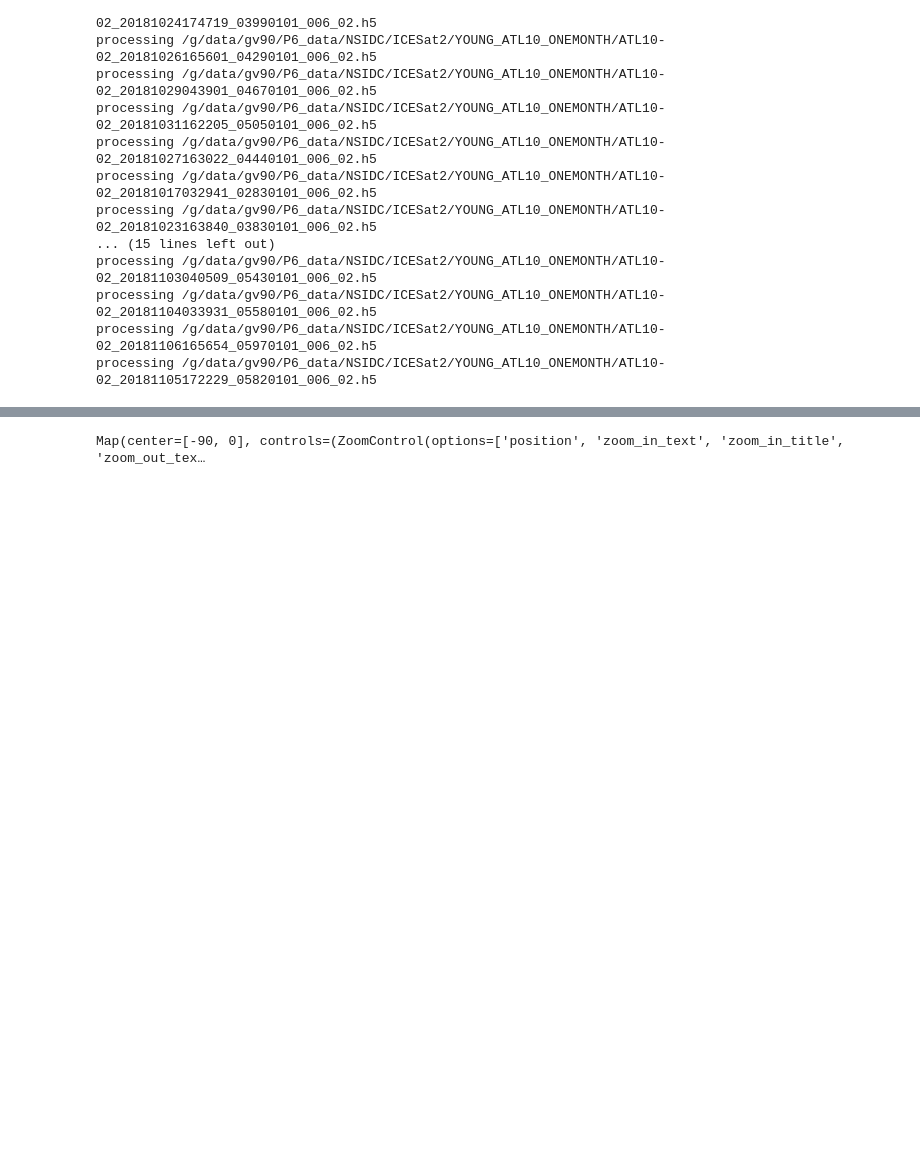
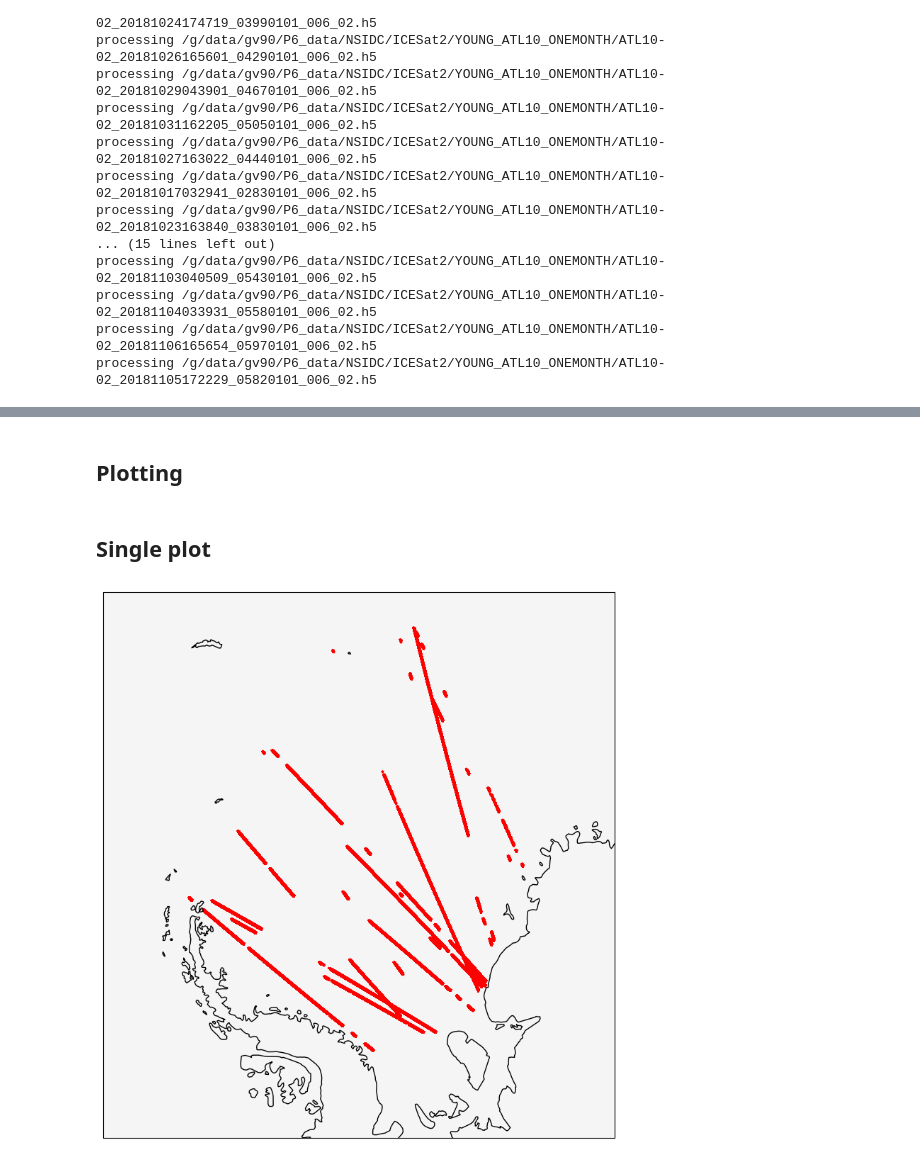
Before and after one commit to ICESAT-2HackWeek/floes, a Jupyter notebook: contributors/smtc/plot_track_data_.ipynb, the cells around one changed output, grey strips where cells are left out. Saved outputs shown, nothing was run; the diff lists cells and outputs as text; code cells hidden in the pictures; blank space fills up the shorter version.

Commit message:
add python plotting capability to tracking data

```diff
--- a/contributors/smtc/plot_track_data_.ipynb
+++ b/contributors/smtc/plot_track_data_.ipynb
@@ -277,9 +163,2 @@ graticule = WMSLayer(
-# %%
-# Create map layer
-spsLayout=Layout(width='800px', height='800px')
-m = Map(basemap=basemaps.NASAGIBS.BlueMarble3031, center=(-90, 0), zoom=1, crs=projections.EPSG3031, layout=spsLayout)
-m.add_layer(geo_data)
-m.add_layer(graticule)
-m
-# %% [output]
-Map(center=[-90, 0], controls=(ZoomControl(options=['position', 'zoom_in_text', 'zoom_in_title', 'zoom_out_tex…
+# %% [markdown]
+## Plotting
@@ -285,0 +182,24 @@ Map(center=[-90, 0], controls=(ZoomControl(options=['position', 'zoom_in_text',
+# %% [markdown]
+## Single plot
+# %%
+fig = plt.figure(figsize=(10,10))
+
+
+ax=fig.add_subplot(projection=ccrs.SouthPolarStereo(true_scale_latitude=-70))
+ax.set_facecolor('whitesmoke')
+
+ax.set_xlim([-3000000,0])
+ax.set_ylim([300000,3500000])
+
+fb[0][fb[0]['beam']=='gt2r'].to_crs("EPSG:3031").plot(marker='*', color='red', markersize=3, ax=ax)
+
+# gl = ax.gridlines(
+#     draw_labels=True, linewidth=1, color='gray', alpha=0.5, linestyle='--',
+#     xlocs=[-150,-120,-90,-60,-30,0,30,60,90,120,150,180], ylocs=[-50,-60,-70,-80]
+# )
+
+ax.coastlines()
+# plt.savefig(f'/g/data/gv90/P6_data/report_card/report_card_{year}{month}.png',bbox_inches='tight')
+plt.show()
+# %% [output]
+[figure, added]
```
Also changed, not shown: parts of 18 cells of this notebook.
